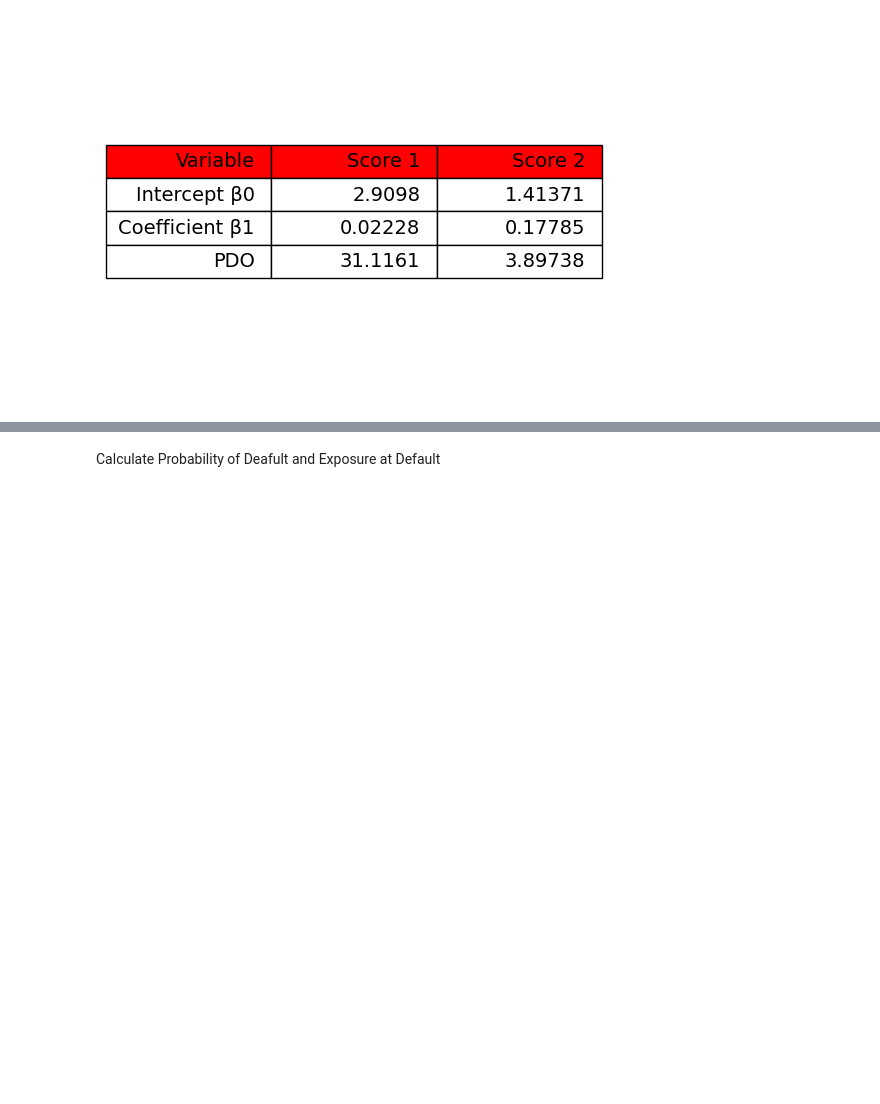
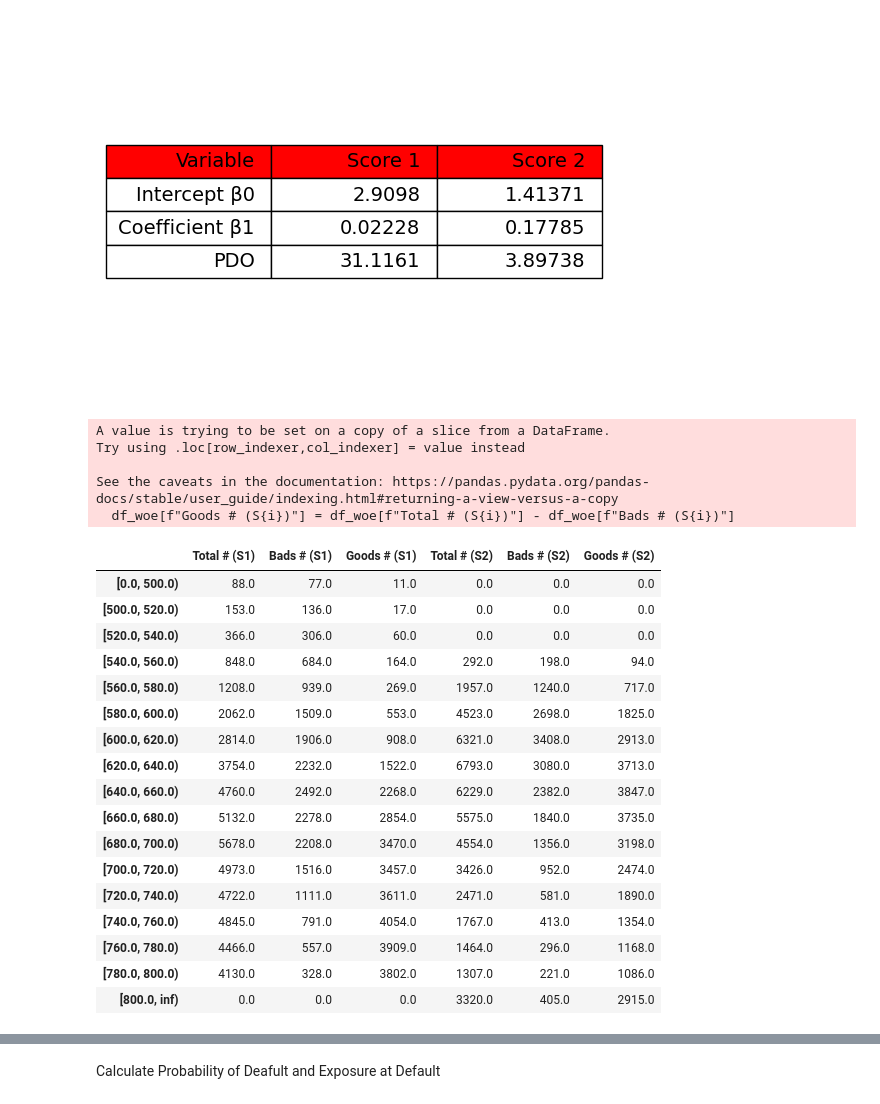
Before and after one commit to thomascourtney/credit_scoring, a Jupyter notebook: scoring_rates.ipynb, the cells around one changed output, grey strips where cells are left out. Saved outputs shown, nothing was run; the diff lists cells and outputs as text; code cells hidden in the pictures; blank space fills up the shorter version.

```diff
--- a/scoring_rates.ipynb
+++ b/scoring_rates.ipynb
@@ -349,3 +344,41 @@ def get_table(bottom_color=str, top_color=str, size=int, num_of_dec=int):
 get_table("white", "red", 14, 5)
 # %% [output]
 [figure]
+# %%
+df_woe = df_concat[["Total # (S1)", "Bads # (S1)", "Total # (S2)", "Bads # (S2)"]]
+
+def get_goods(df, number_of_scores):
+
+  for i in range(1, number_of_scores+1):
+    df_woe[f"Goods # (S{i})"] = df_woe[f"Total # (S{i})"] - df_woe[f"Bads # (S{i})"]
+
+get_goods(df_woe, 2)
+
+column_index = df_woe.columns.get_loc('Goods # (S1)')
+
+df_woe.insert(2, 'Goods # (S1)', df_woe.pop('Goods # (S1)'))
+df_woe
+# %% [output]
+A value is trying to be set on a copy of a slice from a DataFrame.
+Try using .loc[row_indexer,col_indexer] = value instead
+
+See the caveats in the documentation: https://pandas.pydata.org/pandas-docs/stable/user_guide/indexing.html#returning-a-view-versus-a-copy
+  df_woe[f"Goods # (S{i})"] = df_woe[f"Total # (S{i})"] - df_woe[f"Bads # (S{i})"]
+|  | Total # (S1) | Bads # (S1) | Goods # (S1) | Total # (S2) | Bads # (S2) | Goods # (S2) |
+| [0.0, 500.0) | 88.0 | 77.0 | 11.0 | 0.0 | 0.0 | 0.0 |
+| [500.0, 520.0) | 153.0 | 136.0 | 17.0 | 0.0 | 0.0 | 0.0 |
+| [520.0, 540.0) | 366.0 | 306.0 | 60.0 | 0.0 | 0.0 | 0.0 |
+| [540.0, 560.0) | 848.0 | 684.0 | 164.0 | 292.0 | 198.0 | 94.0 |
+| [560.0, 580.0) | 1208.0 | 939.0 | 269.0 | 1957.0 | 1240.0 | 717.0 |
+| [580.0, 600.0) | 2062.0 | 1509.0 | 553.0 | 4523.0 | 2698.0 | 1825.0 |
+| [600.0, 620.0) | 2814.0 | 1906.0 | 908.0 | 6321.0 | 3408.0 | 2913.0 |
+| [620.0, 640.0) | 3754.0 | 2232.0 | 1522.0 | 6793.0 | 3080.0 | 3713.0 |
+| [640.0, 660.0) | 4760.0 | 2492.0 | 2268.0 | 6229.0 | 2382.0 | 3847.0 |
+| [660.0, 680.0) | 5132.0 | 2278.0 | 2854.0 | 5575.0 | 1840.0 | 3735.0 |
+| [680.0, 700.0) | 5678.0 | 2208.0 | 3470.0 | 4554.0 | 1356.0 | 3198.0 |
+| [700.0, 720.0) | 4973.0 | 1516.0 | 3457.0 | 3426.0 | 952.0 | 2474.0 |
+| [720.0, 740.0) | 4722.0 | 1111.0 | 3611.0 | 2471.0 | 581.0 | 1890.0 |
+| [740.0, 760.0) | 4845.0 | 791.0 | 4054.0 | 1767.0 | 413.0 | 1354.0 |
+| [760.0, 780.0) | 4466.0 | 557.0 | 3909.0 | 1464.0 | 296.0 | 1168.0 |
+| [780.0, 800.0) | 4130.0 | 328.0 | 3802.0 | 1307.0 | 221.0 | 1086.0 |
+| [800.0, inf) | 0.0 | 0.0 | 0.0 | 3320.0 | 405.0 | 2915.0 |
```
Also changed, not shown: parts of 8 cells of this notebook.
